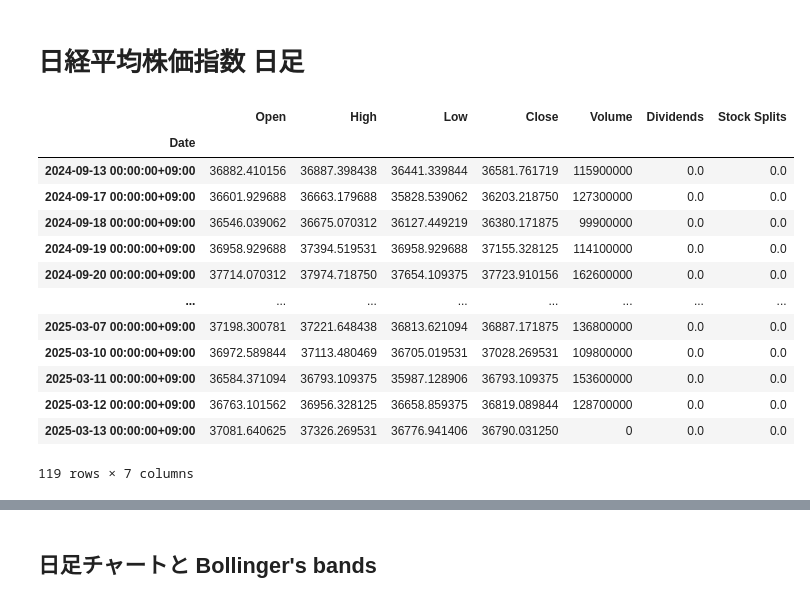
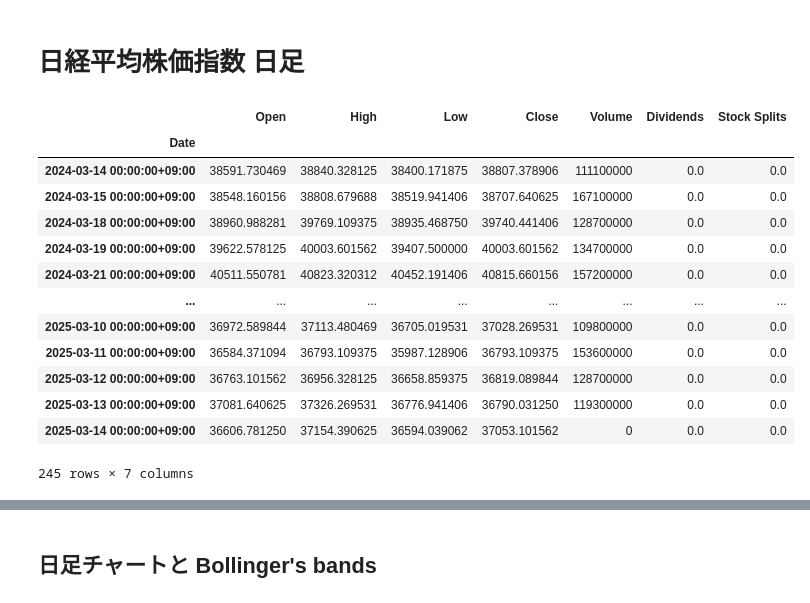
Before and after one commit to bitwalk123/stock, a Jupyter notebook: weekly/report_daily_bollinger_robust_n255.ipynb, the cells around one changed output, grey strips where cells are left out. Cells and saved outputs as stored; diff of their text form; code cells hidden in the pictures.

```diff
--- a/weekly/report_daily_bollinger_robust_n255.ipynb
+++ b/weekly/report_daily_bollinger_robust_n255.ipynb
@@ -3,35 +3,34 @@
 # %%
 import matplotlib.font_manager as fm
 import matplotlib.pyplot as plt
 import mplfinance as mpf
 import numpy as np
 import pandas as pd
 import seaborn as sns
 import scipy.stats as stats
 import yfinance as yf
 
 code = 'N225'
 symbol = '^%s' % code
 ticker = yf.Ticker(symbol)
 
-#df = ticker.history(period='1y', start='2024-01-01', end='2024-12-31') # All data in 2024
-df = ticker.history(period='6mo') # All data in 2024
+df = ticker.history(period='1y') # All data in 2024
 df
 # %% [output]
 |  | Open | High | Low | Close | Volume | Dividends | Stock Splits |
 | Date |  |  |  |  |  |  |  |
-| 2024-09-13 00:00:00+09:00 | 36882.410156 | 36887.398438 | 36441.339844 | 36581.761719 | 115900000 | 0.0 | 0.0 |
-| 2024-09-17 00:00:00+09:00 | 36601.929688 | 36663.179688 | 35828.539062 | 36203.218750 | 127300000 | 0.0 | 0.0 |
-| 2024-09-18 00:00:00+09:00 | 36546.039062 | 36675.070312 | 36127.449219 | 36380.171875 | 99900000 | 0.0 | 0.0 |
-| 2024-09-19 00:00:00+09:00 | 36958.929688 | 37394.519531 | 36958.929688 | 37155.328125 | 114100000 | 0.0 | 0.0 |
-| 2024-09-20 00:00:00+09:00 | 37714.070312 | 37974.718750 | 37654.109375 | 37723.910156 | 162600000 | 0.0 | 0.0 |
+| 2024-03-14 00:00:00+09:00 | 38591.730469 | 38840.328125 | 38400.171875 | 38807.378906 | 111100000 | 0.0 | 0.0 |
+| 2024-03-15 00:00:00+09:00 | 38548.160156 | 38808.679688 | 38519.941406 | 38707.640625 | 167100000 | 0.0 | 0.0 |
+| 2024-03-18 00:00:00+09:00 | 38960.988281 | 39769.109375 | 38935.468750 | 39740.441406 | 128700000 | 0.0 | 0.0 |
+| 2024-03-19 00:00:00+09:00 | 39622.578125 | 40003.601562 | 39407.500000 | 40003.601562 | 134700000 | 0.0 | 0.0 |
+| 2024-03-21 00:00:00+09:00 | 40511.550781 | 40823.320312 | 40452.191406 | 40815.660156 | 157200000 | 0.0 | 0.0 |
 | ... | ... | ... | ... | ... | ... | ... | ... |
-| 2025-03-07 00:00:00+09:00 | 37198.300781 | 37221.648438 | 36813.621094 | 36887.171875 | 136800000 | 0.0 | 0.0 |
 | 2025-03-10 00:00:00+09:00 | 36972.589844 | 37113.480469 | 36705.019531 | 37028.269531 | 109800000 | 0.0 | 0.0 |
 | 2025-03-11 00:00:00+09:00 | 36584.371094 | 36793.109375 | 35987.128906 | 36793.109375 | 153600000 | 0.0 | 0.0 |
 | 2025-03-12 00:00:00+09:00 | 36763.101562 | 36956.328125 | 36658.859375 | 36819.089844 | 128700000 | 0.0 | 0.0 |
-| 2025-03-13 00:00:00+09:00 | 37081.640625 | 37326.269531 | 36776.941406 | 36790.031250 | 0 | 0.0 | 0.0 |
+| 2025-03-13 00:00:00+09:00 | 37081.640625 | 37326.269531 | 36776.941406 | 36790.031250 | 119300000 | 0.0 | 0.0 |
+| 2025-03-14 00:00:00+09:00 | 36606.781250 | 37154.390625 | 36594.039062 | 37053.101562 | 0 | 0.0 | 0.0 |
-119 rows × 7 columns
+245 rows × 7 columns
 # %%
 df0 = ticker.history(period='max')
 df0
```
Also changed, not shown: parts of 4 cells of this notebook, 11 other files.
